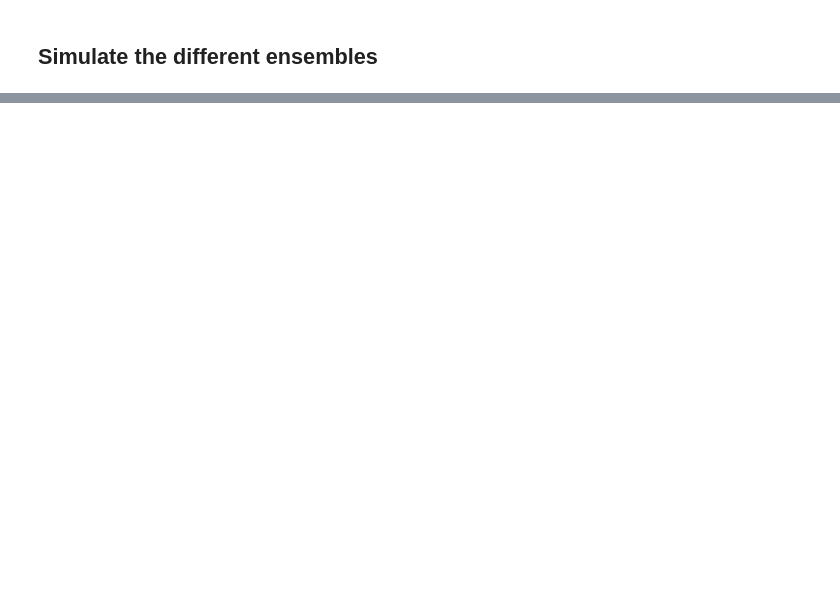
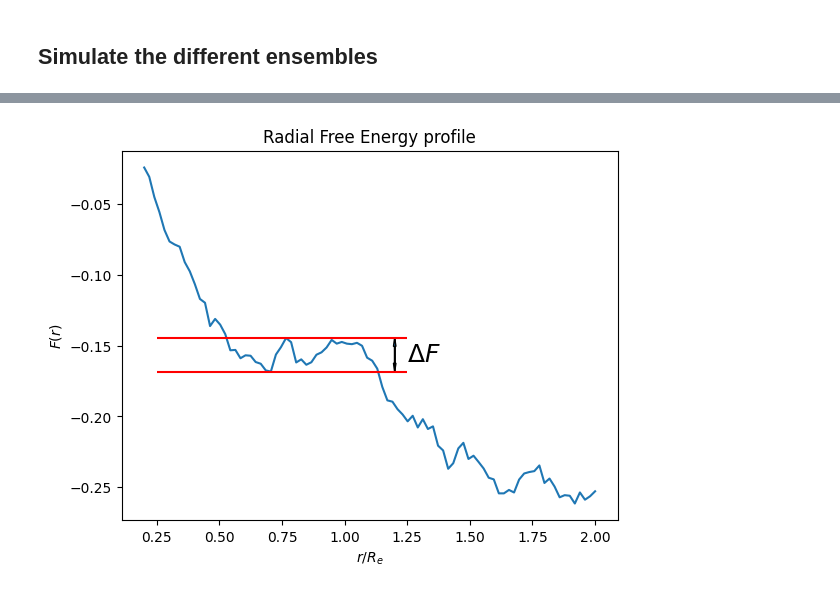
Before and after one commit to h-mnzlr/acpl-softmatter, a Jupyter notebook: notebooks/3_monte_carlo.sync.ipynb, the cells around one changed output, grey strips where cells are left out. Saved outputs shown, nothing was run; the diff lists cells and outputs as text; code cells hidden in the pictures; blank space fills up the shorter version.

```diff
--- a/notebooks/3_monte_carlo.sync.ipynb
+++ b/notebooks/3_monte_carlo.sync.ipynb
@@ -61,0 +82,25 @@ enss = tqdm.contrib.concurrent.process_map(mc_sim, reaction_coordinates)
+# %%
+@numba.njit
+def dFdr(rad_ens, constraint):
+    return -UMBRELLA_CONST * np.mean(rad_ens - constraint)
+# %%
+dFdrs = tqdm.contrib.concurrent.process_map(dFdr, rad_enss, reaction_coordinates)
+# %%
+free_energy = np.cumsum(dFdrs) / num_ensembles
+masked = free_energy[np.logical_and(reaction_coordinates > .6, reaction_coordinates < 1)]
+lower = masked[masked.argmin()]
+upper = masked[masked.argmax()]
+delta_f = upper - lower
+
+plt.plot(reaction_coordinates, free_energy)
+plt.ylabel("$F(r)$")
+plt.xlabel("$r/R_e$")
+plt.hlines(lower, .25, 1.25, color="r")
+plt.hlines(upper, .25, 1.25, color="r")
+plt.arrow(1.2, upper, 0, -delta_f, length_includes_head=True, shape="full", head_length=delta_f / 4, head_width=.01)
+plt.arrow(1.2, lower, 0, delta_f, length_includes_head=True, shape="full", head_length=delta_f / 4, head_width=.01)
+plt.text(1.25, upper - delta_f * .7, "$\\Delta F$", fontsize=18)
+plt.title("Radial Free Energy profile")
+plt.savefig(figure_dir / "ex1_free_energy_profile.pdf")
+# %% [output]
+[figure, added]
```
Also changed, not shown: parts of 7 cells of this notebook, 3 other files.
